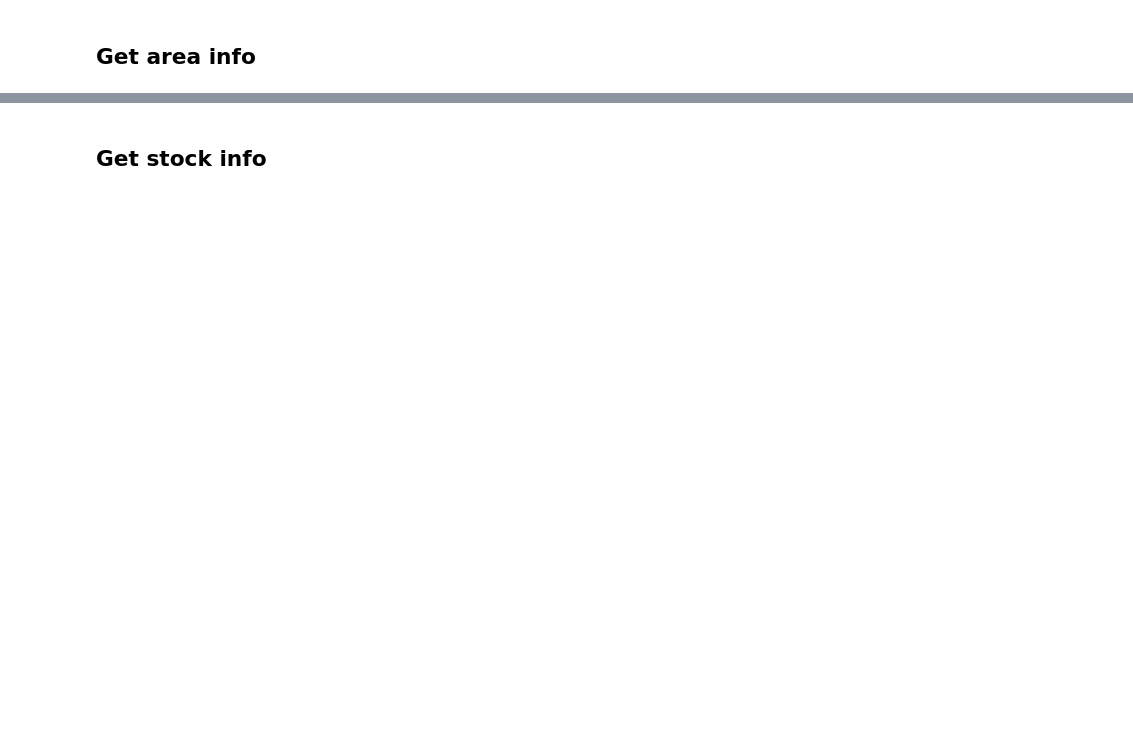
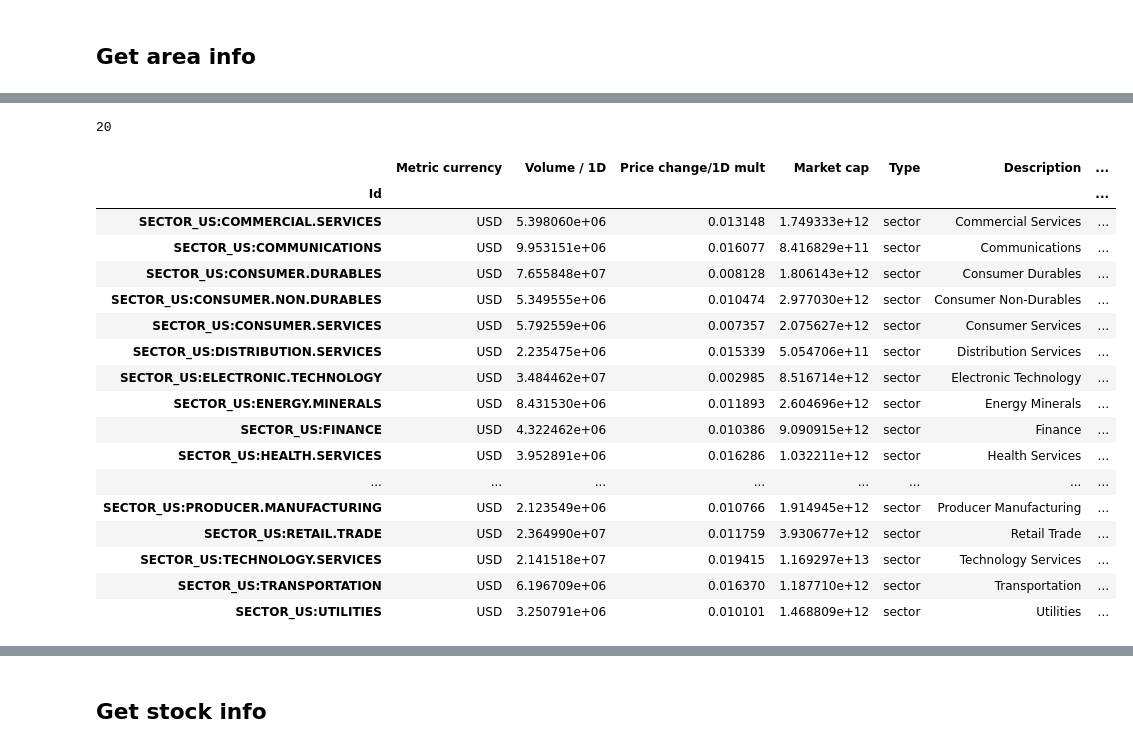
Before and after one commit to NNTrade/Tradingview.com-client, a Jupyter notebook: notebook/client_preview.ipynb, the cells around one changed output, grey strips where cells are left out. Saved outputs shown, nothing was run; the diff lists cells and outputs as text; code cells hidden in the pictures; blank space fills up the shorter version.

```diff
--- a/notebook/client_preview.ipynb
+++ b/notebook/client_preview.ipynb
@@ -69,0 +32,24 @@ industry_df.head(10)
+# %%
+sector_response = get_sectors(list(sector_column_dic.keys()))
+print(sector_response.total_count)
+sector_response.loaded_df
+# %% [output]
+20
+|  | Metric currency | Volume / 1D | Price change/1D mult | Market cap | Type | Description | ... |
+| Id |  |  |  |  |  |  | ... |
+| SECTOR_US:COMMERCIAL.SERVICES | USD | 5.398060e+06 | 0.013148 | 1.749333e+12 | sector | Commercial Services | ... |
+| SECTOR_US:COMMUNICATIONS | USD | 9.953151e+06 | 0.016077 | 8.416829e+11 | sector | Communications | ... |
+| SECTOR_US:CONSUMER.DURABLES | USD | 7.655848e+07 | 0.008128 | 1.806143e+12 | sector | Consumer Durables | ... |
+| SECTOR_US:CONSUMER.NON.DURABLES | USD | 5.349555e+06 | 0.010474 | 2.977030e+12 | sector | Consumer Non-Durables | ... |
+| SECTOR_US:CONSUMER.SERVICES | USD | 5.792559e+06 | 0.007357 | 2.075627e+12 | sector | Consumer Services | ... |
+| SECTOR_US:DISTRIBUTION.SERVICES | USD | 2.235475e+06 | 0.015339 | 5.054706e+11 | sector | Distribution Services | ... |
+| SECTOR_US:ELECTRONIC.TECHNOLOGY | USD | 3.484462e+07 | 0.002985 | 8.516714e+12 | sector | Electronic Technology | ... |
+| SECTOR_US:ENERGY.MINERALS | USD | 8.431530e+06 | 0.011893 | 2.604696e+12 | sector | Energy Minerals | ... |
+| SECTOR_US:FINANCE | USD | 4.322462e+06 | 0.010386 | 9.090915e+12 | sector | Finance | ... |
+| SECTOR_US:HEALTH.SERVICES | USD | 3.952891e+06 | 0.016286 | 1.032211e+12 | sector | Health Services | ... |
+| ... | ... | ... | ... | ... | ... | ... | ... |
+| SECTOR_US:PRODUCER.MANUFACTURING | USD | 2.123549e+06 | 0.010766 | 1.914945e+12 | sector | Producer Manufacturing | ... |
+| SECTOR_US:RETAIL.TRADE | USD | 2.364990e+07 | 0.011759 | 3.930677e+12 | sector | Retail Trade | ... |
+| SECTOR_US:TECHNOLOGY.SERVICES | USD | 2.141518e+07 | 0.019415 | 1.169297e+13 | sector | Technology Services | ... |
+| SECTOR_US:TRANSPORTATION | USD | 6.196709e+06 | 0.016370 | 1.187710e+12 | sector | Transportation | ... |
+| SECTOR_US:UTILITIES | USD | 3.250791e+06 | 0.010101 | 1.468809e+12 | sector | Utilities | ... |
```
Also changed, not shown: parts of 7 cells of this notebook, 11 other files.
